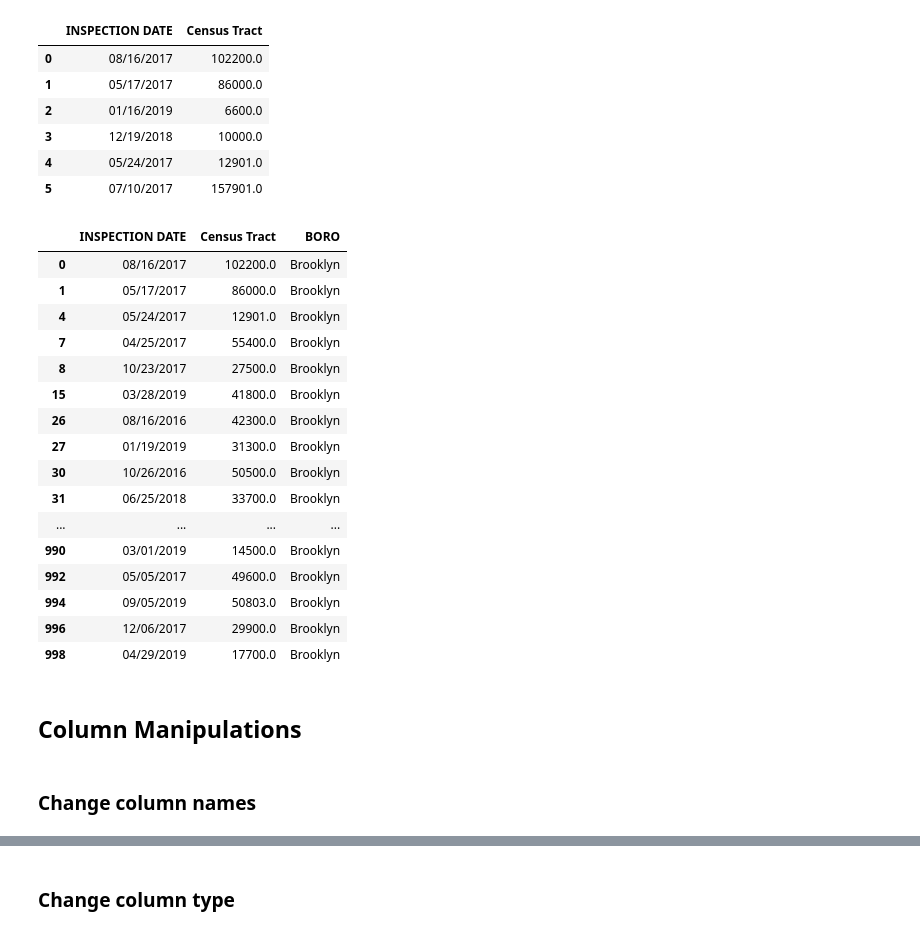
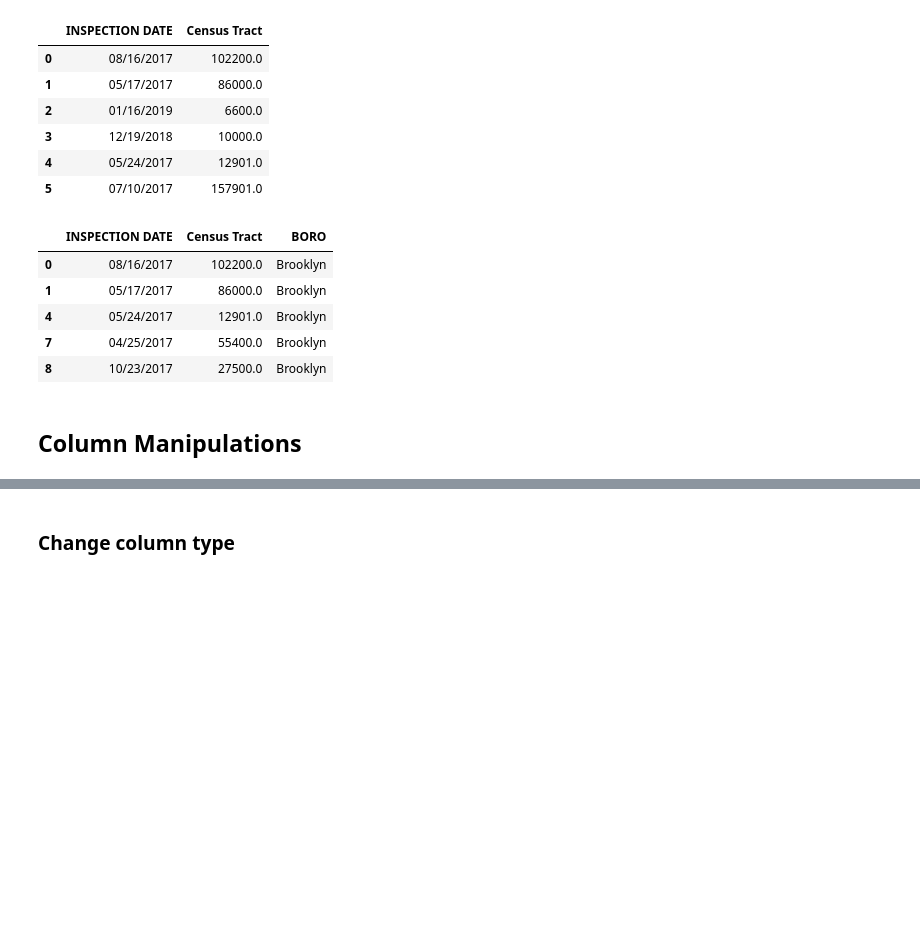
Before and after one commit to thoo/koalas-tutorials, a Jupyter notebook: koalas_tutorial.ipynb, the cells around one changed output, grey strips where cells are left out. Drawn from its saved outputs; the diff is of its cells as text; code cells hidden in the pictures; blank space fills up the shorter version.

Commit message:
remove rename in columns and add python file

```diff
--- a/koalas_tutorial.ipynb
+++ b/koalas_tutorial.ipynb
@@ -89,26 +83,13 @@ df.loc[:5,['INSPECTION DATE','Census Tract']]
 # %%
 (df.loc[(df['Census Tract'] > 10000) &
         (df['BORO'] == 'Brooklyn'),
- ['INSPECTION DATE','Census Tract','BORO']])
+ ['INSPECTION DATE','Census Tract','BORO']]).head()
 # %% [output]
 |  | INSPECTION DATE | Census Tract | BORO |
 | 0 | 08/16/2017 | 102200.0 | Brooklyn |
 | 1 | 05/17/2017 | 86000.0 | Brooklyn |
 | 4 | 05/24/2017 | 12901.0 | Brooklyn |
 | 7 | 04/25/2017 | 55400.0 | Brooklyn |
 | 8 | 10/23/2017 | 27500.0 | Brooklyn |
-| 15 | 03/28/2019 | 41800.0 | Brooklyn |
-| 26 | 08/16/2016 | 42300.0 | Brooklyn |
-| 27 | 01/19/2019 | 31300.0 | Brooklyn |
-| 30 | 10/26/2016 | 50500.0 | Brooklyn |
-| 31 | 06/25/2018 | 33700.0 | Brooklyn |
-| ... | ... | ... | ... |
-| 990 | 03/01/2019 | 14500.0 | Brooklyn |
-| 992 | 05/05/2017 | 49600.0 | Brooklyn |
-| 994 | 09/05/2019 | 50803.0 | Brooklyn |
-| 996 | 12/06/2017 | 29900.0 | Brooklyn |
-| 998 | 04/29/2019 | 17700.0 | Brooklyn |
 # %% [markdown]
 ## Column Manipulations
-# %% [markdown]
-### Change column names
```
Also changed, not shown: parts of 17 cells of this notebook, 1 other file.
